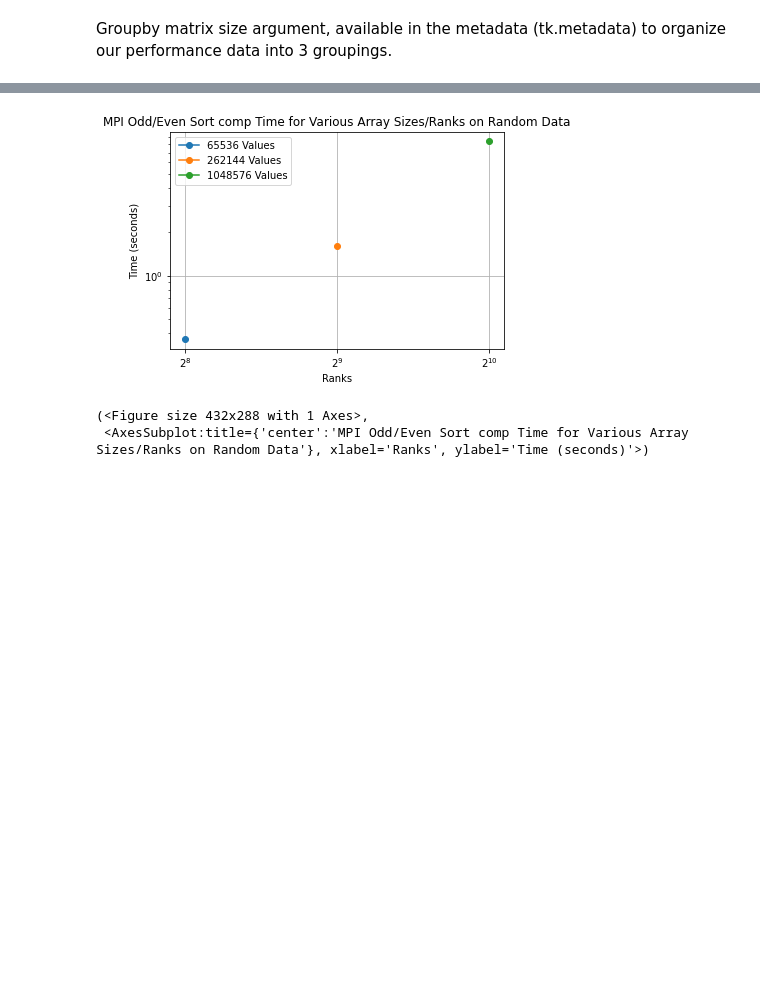
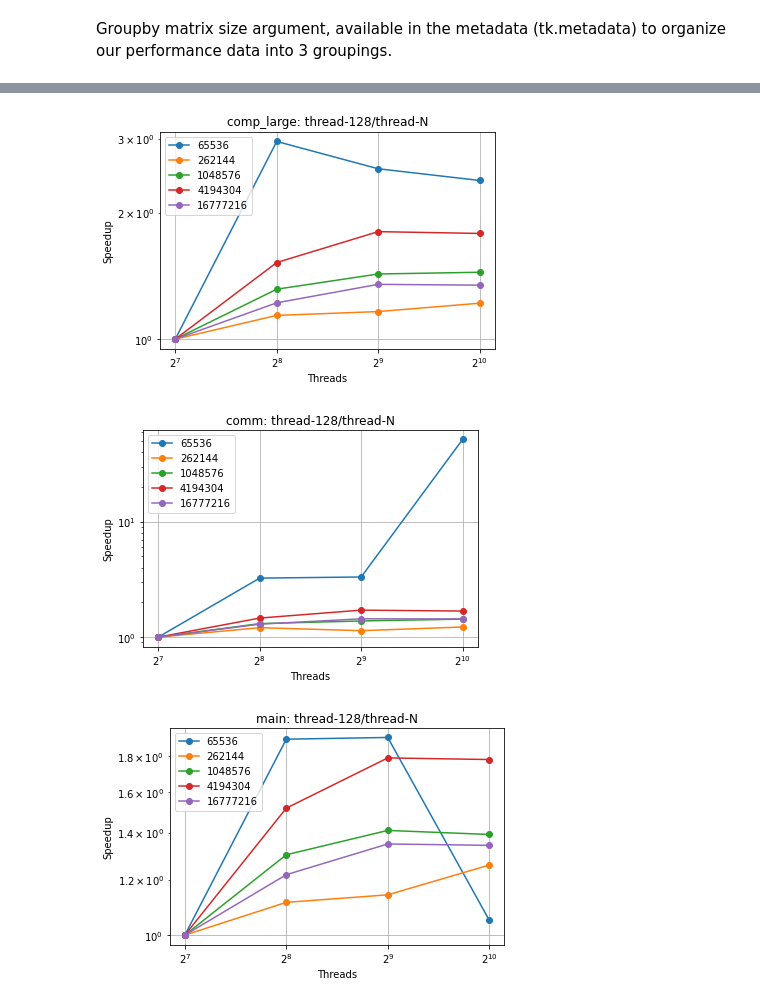
Before and after one commit to EricHaddad/435-Project, a Jupyter notebook: OddEvenSort Cuda Implementation/cuda_notebook.ipynb, the cells around one changed output, grey strips where cells are left out. Cells and saved outputs as stored; diff of their text form; code cells hidden in the pictures; blank space fills up the shorter version.

```diff
--- a/OddEvenSort Cuda Implementation/cuda_notebook.ipynb
+++ b/OddEvenSort Cuda Implementation/cuda_notebook.ipynb
@@ -169,16 +234,15 @@ def plot_mpl(df, title, xlabel, ylabel):
     ax = fig.add_subplot(1, 1, 1)
 
     ax.plot(
-        df[0],
+        df,
         marker='o',
     )
-
 
     ax.set_title(title)
     ax.set_xlabel(xlabel)
     ax.set_ylabel(ylabel)
     plt.grid(True)
-    #plt.legend(["Total time for 262144"])
+    plt.legend(array_sizes)
     plt.yscale("log", base=10)
     plt.xscale("log", base=2)
     plt.xticks(threads)
@@ -257,14 +251,13 @@ def plot_mpl(df, title, xlabel, ylabel):
-# %%
-name = "comp"
-plot_mpl(
-    df=[ctk.dataframe.loc[name][65536]["Total time"][256],
-        ctk.dataframe.loc[name][262144]["Total time"][512],
-        ctk.dataframe.loc[name][1048576]["Total time"][1024]],
-    title="MPI Odd/Even Sort {} Time for Various Array Sizes/Ranks on Random Data".format(name),
-    xlabel="Ranks",
-    ylabel="Time (seconds)",
-)
-# %% [output]
-[figure, removed]
-(<Figure size 432x288 with 1 Axes>,
- <AxesSubplot:title={'center':'MPI Odd/Even Sort comp Time for Various Array Sizes/Ranks on Random Data'}, xlabel='Ranks', ylabel='Time (seconds)'>)
+# %%
+speedup_df = ctk_random.dataframe.loc[(slice(None),128), :].reset_index().drop("num_threads", axis=1).set_index('name')/ctk_random.dataframe
+for name in function_names:
+    plot_mpl(
+        df=speedup_df.loc[name],
+        title=f"{name}: thread-128/thread-N",
+        xlabel="Threads",
+        ylabel="Speedup",
+    )
+# %% [output]
+[figure, added]
+[figure, added]
+[figure, added]
```
Also changed, not shown: parts of 31 cells of this notebook.
